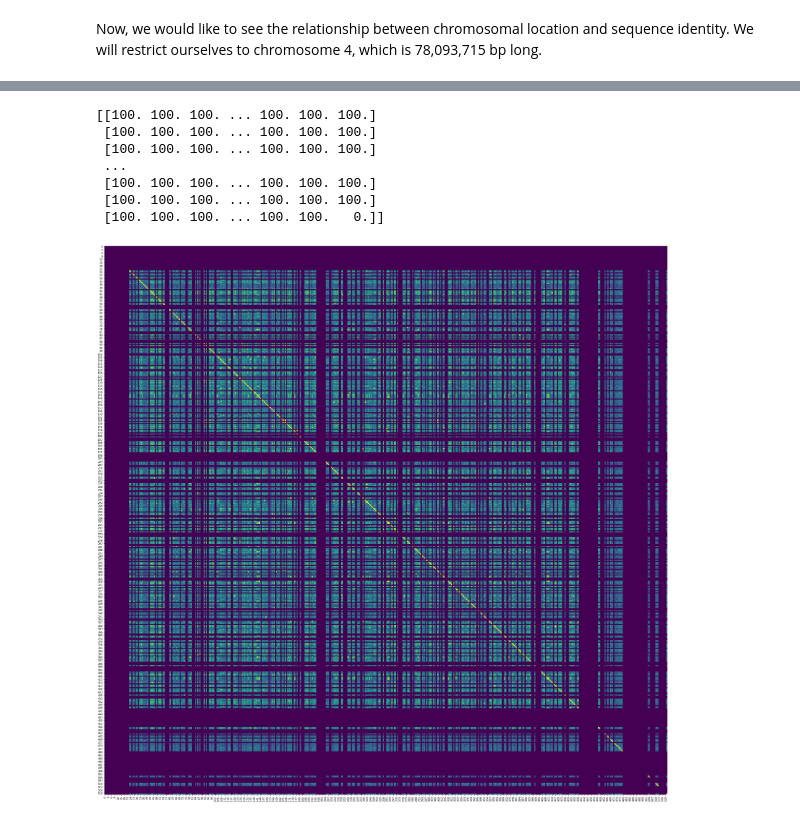
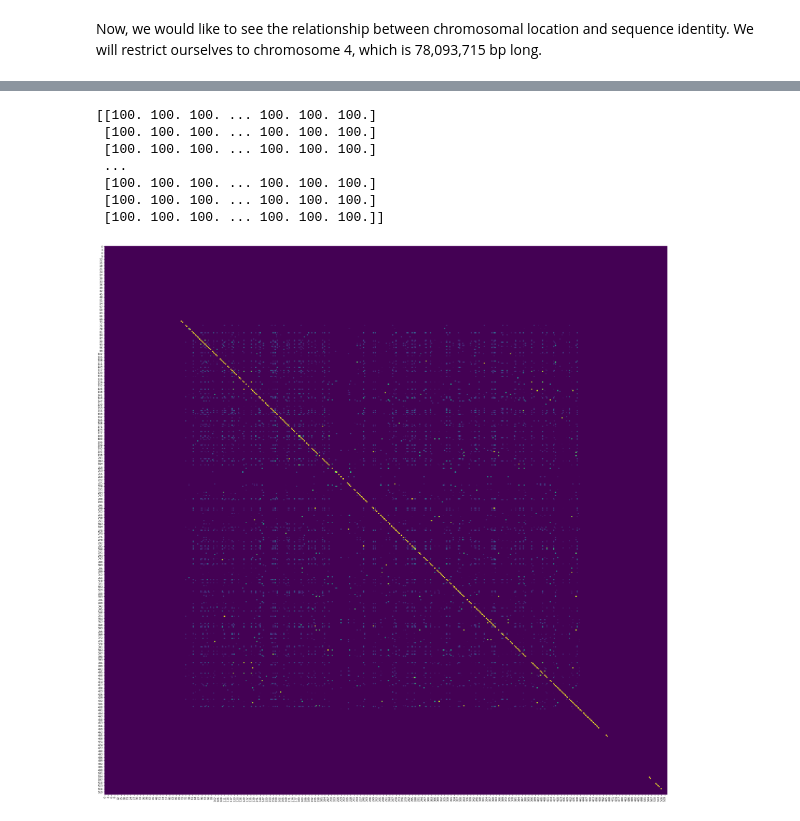
Before and after one commit to jonathan-wells/finz-znf, a Jupyter notebook: analysis/pairwise.ipynb, the cells around one changed output, grey strips where cells are left out. Drawn from its saved outputs; the diff is of its cells as text; code cells hidden in the pictures.

```diff
--- a/analysis/pairwise.ipynb
+++ b/analysis/pairwise.ipynb
@@ -35,15 +36,11 @@ df.reset_index().melt(id_vars='index').groupby('variable').sum().sort_values('va
 | pairwise | 5.201542 |
 | D2stk8 | 5.427971 |
 # %%
-pairwise_df = pd.read_csv('~/Desktop/disttest/pairwise_needleman.txt', sep='\t', header=None).drop_duplicates()
+pairwise_df = pd.read_csv('../data/denovo_chr4_pairwise_needleman.txt', sep='\t', header=None).drop_duplicates()
 pairwise_df.columns = ['p1', 'p2', 'pid']
 pairwise_df['pid'] = 100 - pairwise_df['pid']
 pairwise_df = pairwise_df.pivot('p1', 'p2', 'pid')
 labels = list(pairwise_df.columns)
-with open('/Users/jonwells/Desktop/disttest/names.txt') as infile:
-    omit = [line.strip() for line in infile]
-
-# It is much faster to perform these operations in a numpy array than a DataFrame.
 pairwise_mat = pairwise_df.to_numpy()
 for i in range(len(labels)):
     for j in range(len(labels)):
@@ -54,5 +51,5 @@ for i in range(len(labels)):
 
 pairwise_df = pd.DataFrame(data=pairwise_mat,
                            index=labels,
-                           columns=labels).drop(omit).drop(omit, axis=1)
+                           columns=labels)
 pairwise_mat = pairwise_df.to_numpy()
@@ -85,2 +56,8 @@ g.savefig('../figs/expressed_ward_needleman.png')
 # %% [markdown]
 Now, we would like to see the relationship between chromosomal location and sequence identity. We will restrict ourselves to chromosome 4, which is 78,093,715 bp long.
+# %%
+tss_df = pd.read_csv('../data/gffs/denovo_chr4_augustus_finz.gff', sep='\t', header=None, comment='#').sort_values([1])
+tss_df = tss_df.loc[tss_df[2] == 'start_codon']
+tss_df['gene'] = tss_df[8].apply(lambda x: 'denovo_chr4_' + re.match('Parent=(.+)', x).group(1))
+tss = list(zip(tss_df['gene'], tss_df[3]))
+tss = [i for i in tss if i[0] in list(pairwise_df.columns)]
@@ -87,17 +84,7 @@ Now, we would like to see the relationship between chromosomal location and sequ
 # %%
-tss_df = pd.read_csv('/Users/jonwells/Desktop/disttest/denovo_start_codon.txt', sep='\t', header=None).sort_values([1])
-tss_df = tss_df.loc[tss_df[1] == 'NC_007115.7']
-tss_df = tss_df.loc[~tss_df[1].isin(omit)].reset_index()
-# tss_df[0] = tss_df[0].apply(lambda x: x.strip('lcl|'))
-# tss_df = tss_df.loc[tss_df[0].str.startswith('NC_007115.7')]  # Extract chr4 only
-# tss_df = tss_df.loc[tss_df[0].str.startswith('NC_007126.7')]  # Extract chr15 only
-tss = list(zip(tss_df[0], tss_df[2]))
-tss = [i for i in tss if i[0] in list(pairwise_df.columns)]
-
 data = []
-chromstart = int(78093716*1/3)
-# chromstart = 1
-chromsize = 78093716  # chr4; chr15 is 7809371
+chromsize = 74498832  # chr4 is 78093716; chr15 is 7809371; denovo chr4 is 74498832
+chromstart = int(0.3*chromsize)
 window = 100000
 
 for i in range(chromstart, chromsize, window):
@@ -134,13 +121,13 @@ print(data)
  ...
  [100. 100. 100. ... 100. 100. 100.]
  [100. 100. 100. ... 100. 100. 100.]
- [100. 100. 100. ... 100. 100.   0.]]
+ [100. 100. 100. ... 100. 100. 100.]]
 # %%
 fig, ax = plt.subplots(figsize=(40, 40))
 sns.heatmap(data,
             cmap='viridis_r',
-            cbar=False)
+            cbar=False, vmax=35)
 plt.savefig('../figs/expressed_tss_heatmap.png')
 plt.show()
 # %% [output]
-[figure, old version]
+[figure, new version]
```
Also changed, not shown: parts of 9 cells of this notebook, 6 other files.
